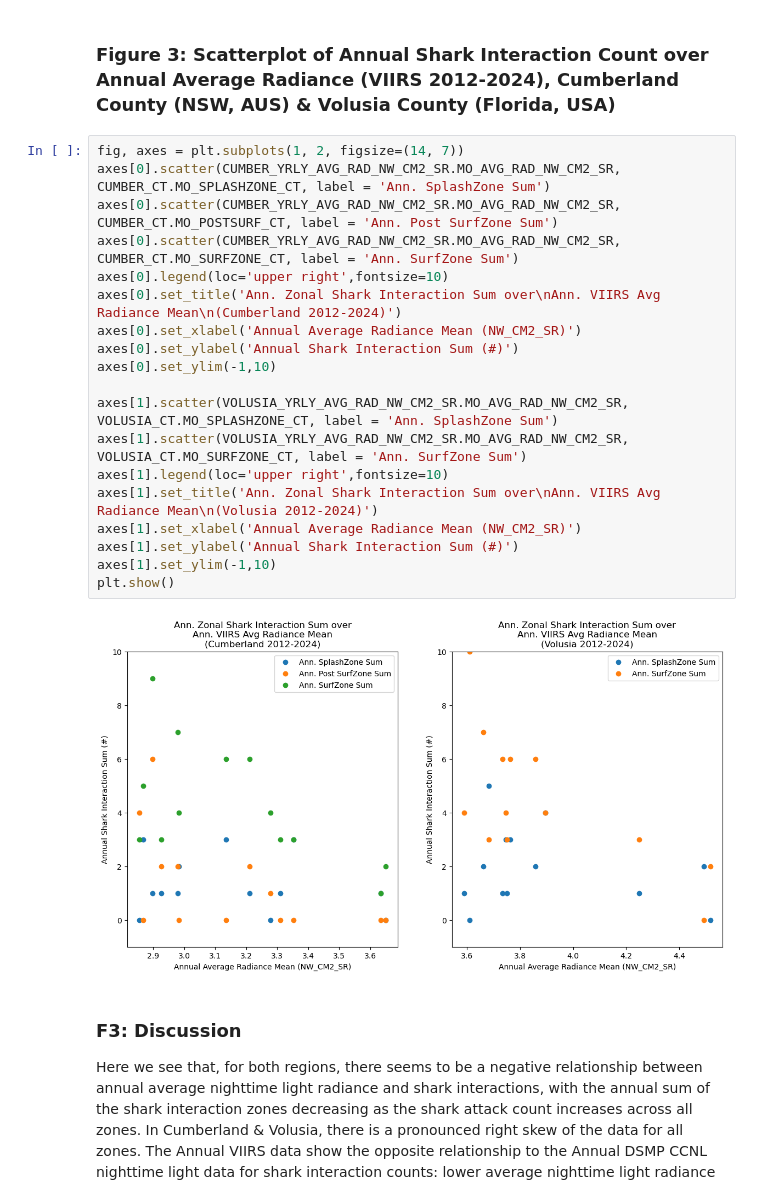
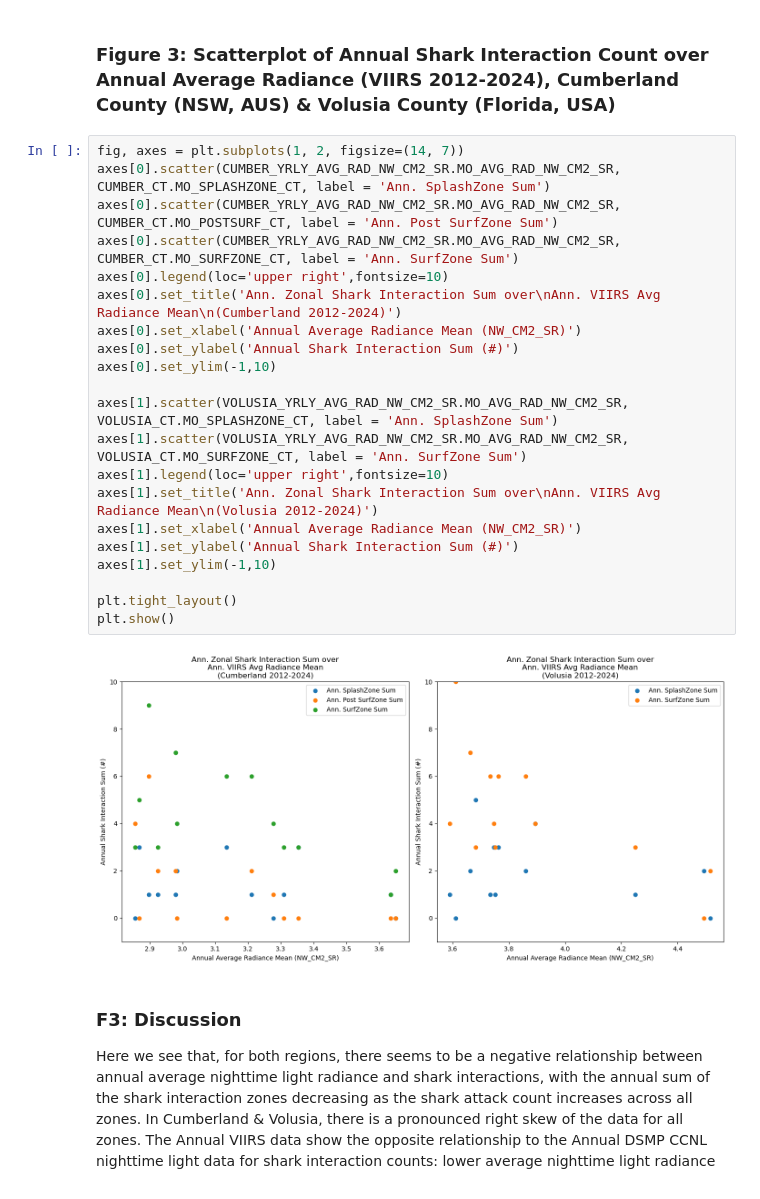
Before and after one commit to zad2108/Final_Project, a Jupyter notebook: DF_FINAL_FIN.ipynb, the cells around one changed output. Drawn from its saved outputs; the diff is of its cells as text.

```diff
--- a/DF_FINAL_FIN.ipynb
+++ b/DF_FINAL_FIN.ipynb
@@ -160,24 +326,26 @@ VOLUSIA_CT['YR'] = np.arange(0,13)
 # %%
 fig, axes = plt.subplots(1, 2, figsize=(14, 7))
 axes[0].scatter(CUMBER_YRLY_AVG_RAD_NW_CM2_SR.MO_AVG_RAD_NW_CM2_SR, CUMBER_CT.MO_SPLASHZONE_CT, label = 'Ann. SplashZone Sum')
 axes[0].scatter(CUMBER_YRLY_AVG_RAD_NW_CM2_SR.MO_AVG_RAD_NW_CM2_SR, CUMBER_CT.MO_POSTSURF_CT, label = 'Ann. Post SurfZone Sum')
 axes[0].scatter(CUMBER_YRLY_AVG_RAD_NW_CM2_SR.MO_AVG_RAD_NW_CM2_SR, CUMBER_CT.MO_SURFZONE_CT, label = 'Ann. SurfZone Sum')
 axes[0].legend(loc='upper right',fontsize=10)
 axes[0].set_title('Ann. Zonal Shark Interaction Sum over\nAnn. VIIRS Avg Radiance Mean\n(Cumberland 2012-2024)')
 axes[0].set_xlabel('Annual Average Radiance Mean (NW_CM2_SR)')
 axes[0].set_ylabel('Annual Shark Interaction Sum (#)')
 axes[0].set_ylim(-1,10)
 
 axes[1].scatter(VOLUSIA_YRLY_AVG_RAD_NW_CM2_SR.MO_AVG_RAD_NW_CM2_SR, VOLUSIA_CT.MO_SPLASHZONE_CT, label = 'Ann. SplashZone Sum')
 axes[1].scatter(VOLUSIA_YRLY_AVG_RAD_NW_CM2_SR.MO_AVG_RAD_NW_CM2_SR, VOLUSIA_CT.MO_SURFZONE_CT, label = 'Ann. SurfZone Sum')
 axes[1].legend(loc='upper right',fontsize=10)
 axes[1].set_title('Ann. Zonal Shark Interaction Sum over\nAnn. VIIRS Avg Radiance Mean\n(Volusia 2012-2024)')
 axes[1].set_xlabel('Annual Average Radiance Mean (NW_CM2_SR)')
 axes[1].set_ylabel('Annual Shark Interaction Sum (#)')
 axes[1].set_ylim(-1,10)
+
+plt.tight_layout()
 plt.show()
 # %% [output]
-[figure, old version]
+[figure, new version]
 # %% [markdown]
 ### F3: Discussion
 Here we see that, for both regions, there seems to be a negative relationship between annual average nighttime light radiance and shark interactions, with the annual sum of the shark interaction zones decreasing as the shark attack count increases across all zones. In Cumberland & Volusia, there is a pronounced right skew of the data for all zones. The Annual VIIRS data show the opposite relationship to the Annual DSMP CCNL nighttime light data for shark interaction counts: lower average nighttime light radiance is associated with higher shark interaction counts across all zones. The discrepancy between these figures and the first one may be due to the use of different units. Overall, these results don't support the hypothesis that more nighttime light may increase shark-human interactions, and the discrepancy between these figures and the first one may be due to the use of different units.
```
Also changed, not shown: parts of 20 cells of this notebook.
